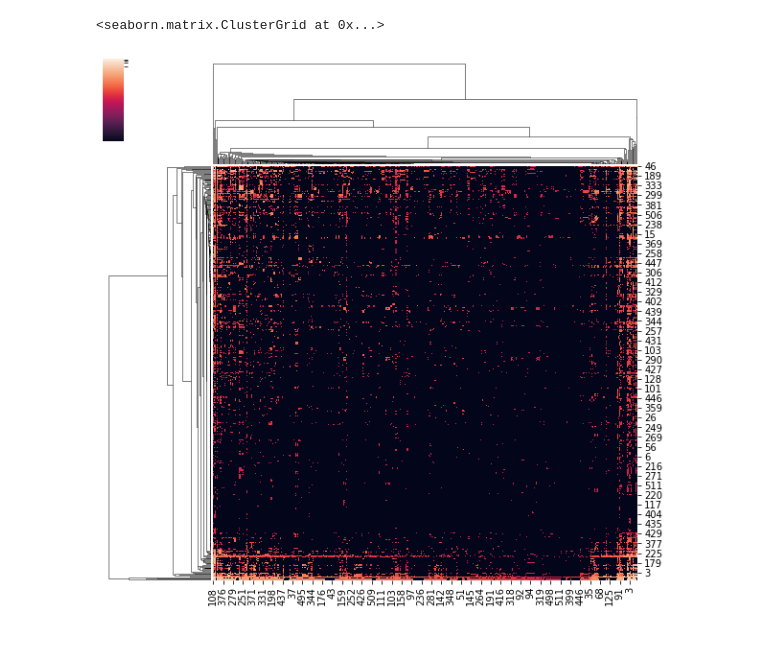
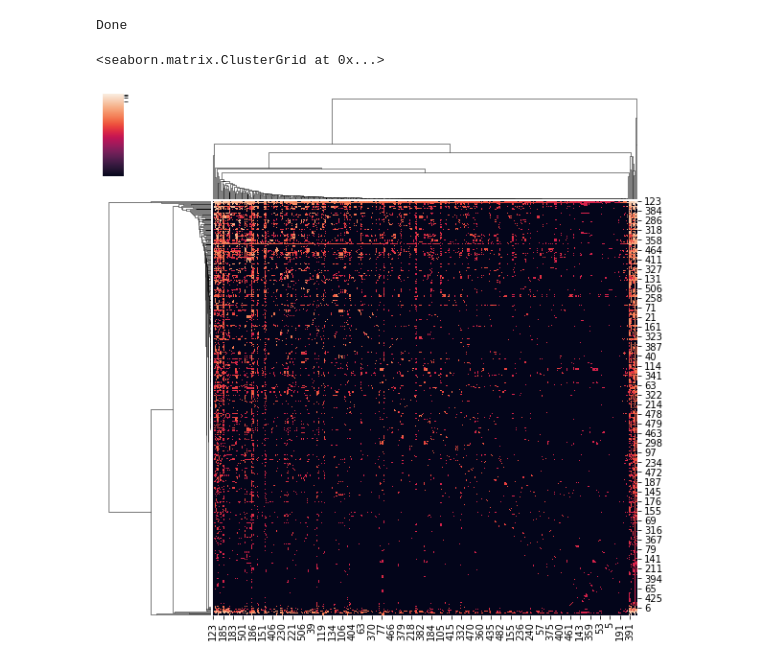
Before and after one commit to edridgedsouza/anki-network, a Jupyter notebook: Scratchpad.ipynb, the cells around one changed output. Drawn from its saved outputs; the diff is of its cells as text; code cells hidden in the pictures.

```diff
--- a/Scratchpad.ipynb
+++ b/Scratchpad.ipynb
@@ -498,8 +506,10 @@ Serializing total set of card IDs, images, and tags
 # %%
 # Reload the file and ensure the proper info was saved to the db
 x = Anki(file, overwrite=False, read=False)
-x.load_from_db()  # TODO: FIX HOW SLOW THIS IS??
+# x.load_from_db()  # TODO: FIX HOW SLOW THIS IS??
 print('Done')
+# %% [output]
+Done
 # %%
 # Doc2Vec for similarity scores:
 # https://medium.com/red-buffer/doc2vec-computing-similarity-between-the-documents-47daf6c828cd
@@ -512,19 +522,20 @@ print('Done')
 # https://towardsdatascience.com/visualising-similarity-clusters-with-interactive-graphs-20a4b2a18534
 # %%
 import seaborn as sns
-from matplotlib.colors import LogNorm, Normalize
+from matplotlib.colors import LogNorm, Normalize, PowerNorm
 
-all_tags = list(x.all_tags)
+all_tags = list(x.sql.execute('select * from tags')['tag'])
+n_tags = len(all_tags)
 sim = x.sql.execute('select * from tag_sim').copy()
 sim.tag_a = sim.tag_a.map(lambda tag: all_tags.index(tag))
 sim.tag_b = sim.tag_b.map(lambda tag: all_tags.index(tag))
 
 
 from scipy.sparse import coo_matrix
 
-tmp = coo_matrix((sim.value, (sim.tag_a, sim.tag_b)), shape=(x.n_tags, x.n_tags)).toarray()
+tmp = coo_matrix((sim.value, (sim.tag_a, sim.tag_b)), shape=(n_tags, n_tags)).toarray()
 
 sns.clustermap(tmp + 0.0001, norm=LogNorm())
 # %% [output]
 <seaborn.matrix.ClusterGrid at 0x...>
-[figure, old version]
+[figure, new version]
```
Also changed, not shown: parts of 4 cells of this notebook.
